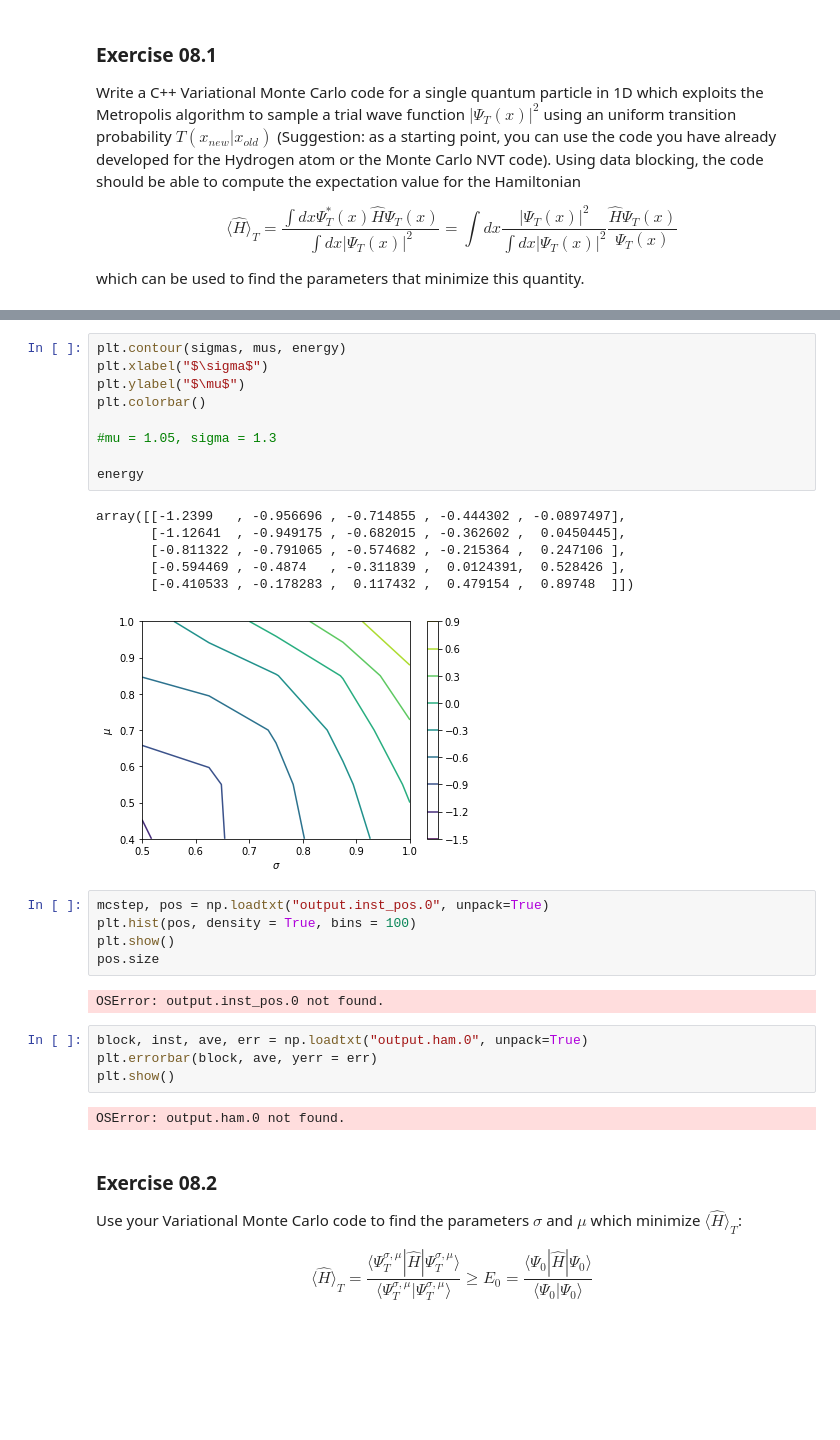
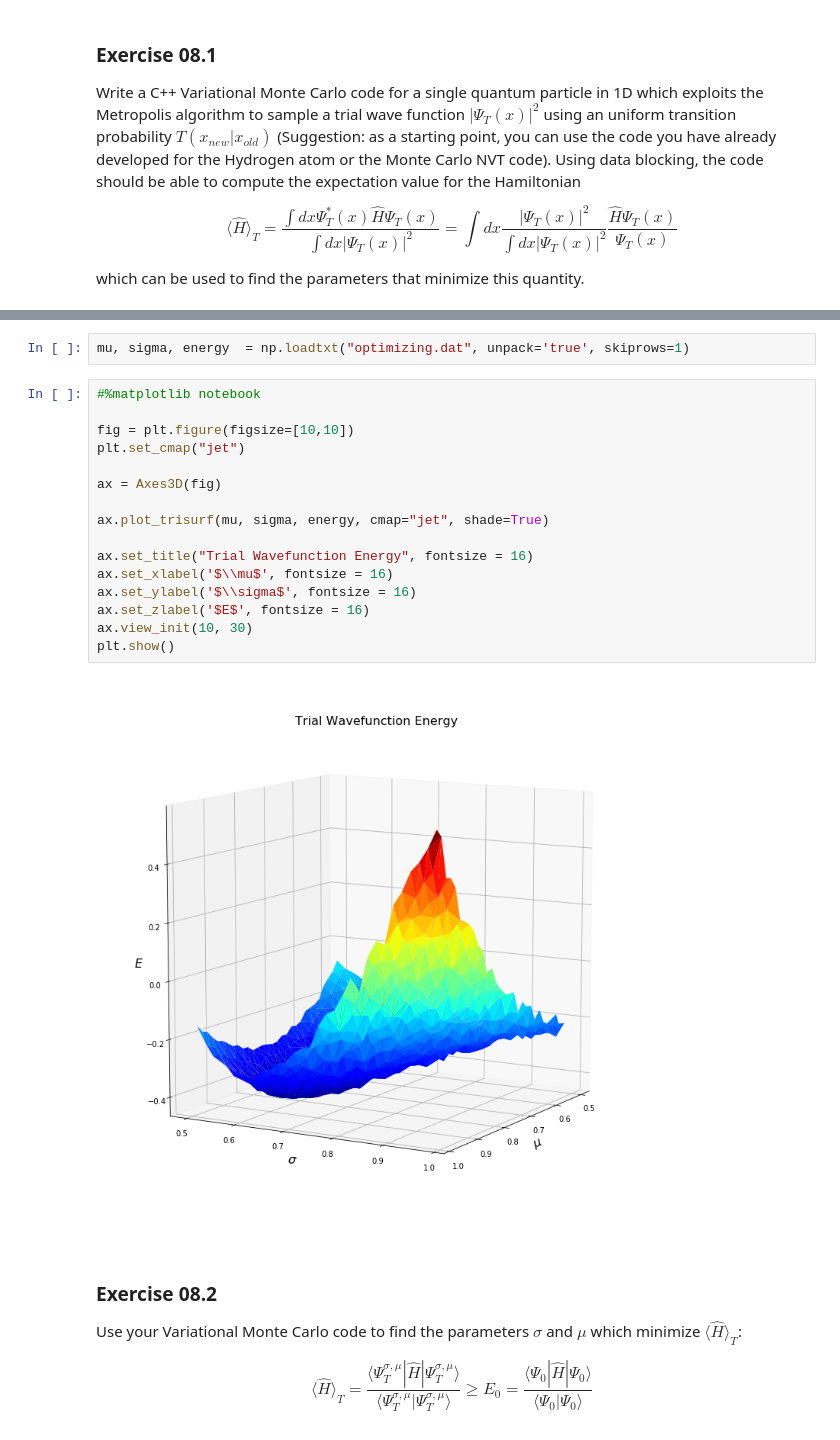
Before and after one commit to rcote98/LSN_exercise_delivery, a Jupyter notebook: esercitazione8/esercitazione8.ipynb, the cells around one changed output, grey strips where cells are left out. Drawn from its saved outputs; the diff is of its cells as text; blank space fills up the shorter version.

```diff
--- a/esercitazione8/esercitazione8.ipynb
+++ b/esercitazione8/esercitazione8.ipynb
@@ -97,32 +34,23 @@ Execution time: 67.99636507034302s
-# %%
-plt.contour(sigmas, mus, energy)
-plt.xlabel("$\sigma$")
-plt.ylabel("$\mu$")
-plt.colorbar()
-
-#mu = 1.05, sigma = 1.3
-
-energy
-# %% [output]
-array([[-1.2399   , -0.956696 , -0.714855 , -0.444302 , -0.0897497],
-       [-1.12641  , -0.949175 , -0.682015 , -0.362602 ,  0.0450445],
-       [-0.811322 , -0.791065 , -0.574682 , -0.215364 ,  0.247106 ],
-       [-0.594469 , -0.4874   , -0.311839 ,  0.0124391,  0.528426 ],
-       [-0.410533 , -0.178283 ,  0.117432 ,  0.479154 ,  0.89748  ]])
-[figure, removed]
-# %%
-mcstep, pos = np.loadtxt("output.inst_pos.0", unpack=True)
-plt.hist(pos, density = True, bins = 100)
-plt.show()
-pos.size
-# %% [output]
-OSError: output.inst_pos.0 not found.
-# %%
-block, inst, ave, err = np.loadtxt("output.ham.0", unpack=True)
-plt.errorbar(block, ave, yerr = err)
-plt.show()
-# %% [output]
-OSError: output.ham.0 not found.
+# %%
+mu, sigma, energy  = np.loadtxt("optimizing.dat", unpack='true', skiprows=1)
+# %%
+#%matplotlib notebook
+
+fig = plt.figure(figsize=[10,10])
+plt.set_cmap("jet")
+
+ax = Axes3D(fig)
+
+ax.plot_trisurf(mu, sigma, energy, cmap="jet", shade=True)
+
+ax.set_title("Trial Wavefunction Energy", fontsize = 16)
+ax.set_xlabel('$\\mu$', fontsize = 16)
+ax.set_ylabel('$\\sigma$', fontsize = 16)
+ax.set_zlabel('$E$', fontsize = 16)
+ax.view_init(10, 30)
+plt.show()
+# %% [output]
+[figure, added]
 # %% [markdown]
 ### Exercise 08.2
 
```
Also changed, not shown: parts of 14 cells of this notebook, 35 other files.
